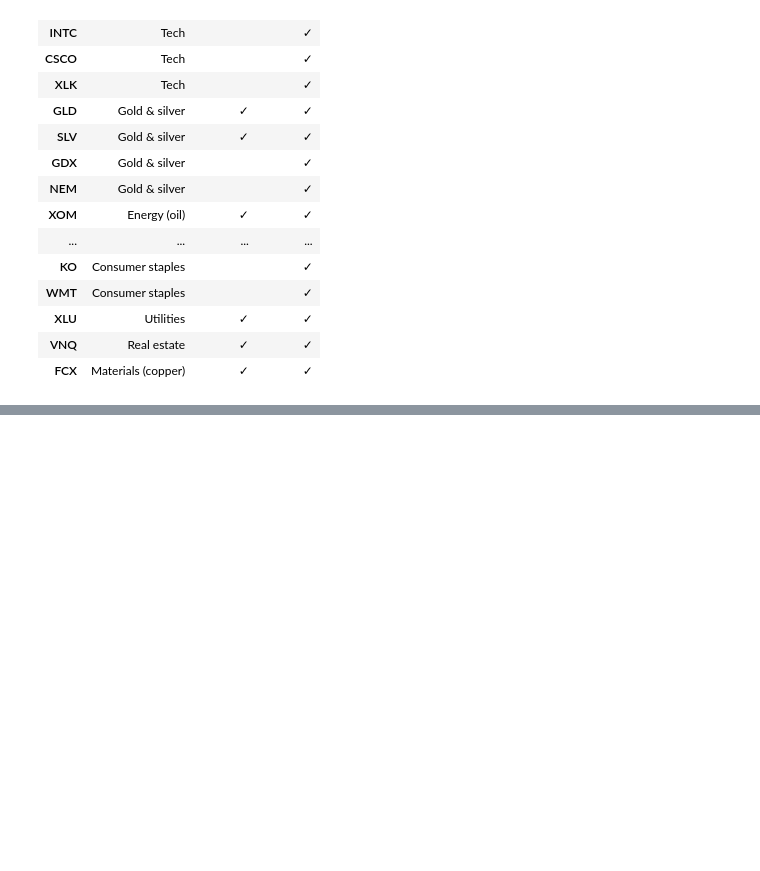
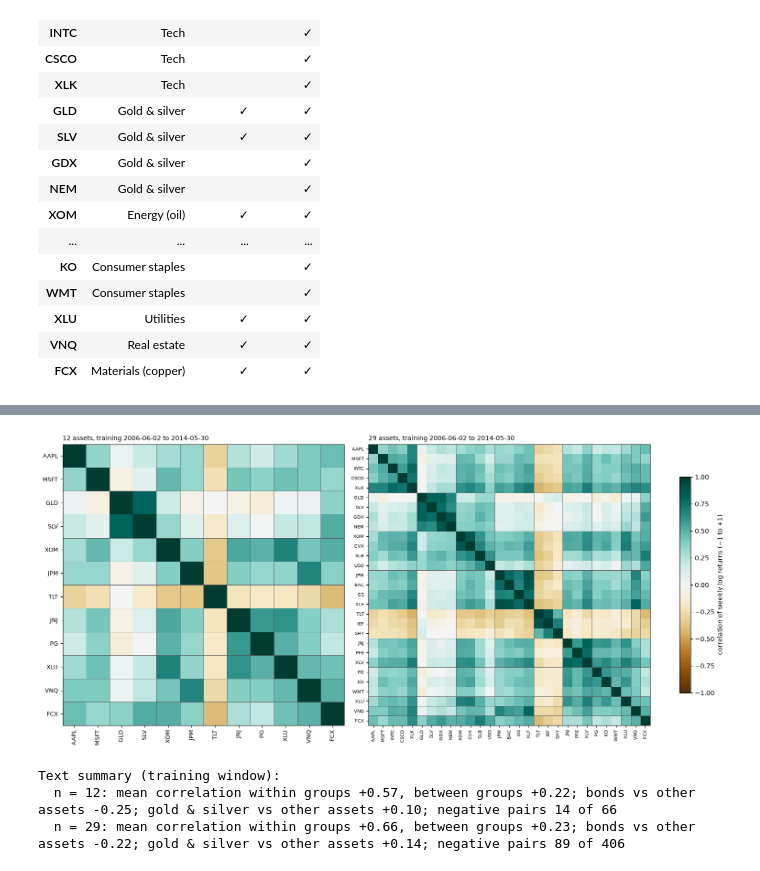
Before and after one commit to Oussema-t/zollerqu-qollab, a Jupyter notebook: stocks/stock_idea_ZollerQu.ipynb, the cells around one changed output, grey strips where cells are left out. Drawn from its saved outputs; the diff is of its cells as text; code cells hidden in the pictures; blank space fills up the shorter version.

Commit message:
feat(stocks): returns, split and covariance graph
Co-Authored-By: Claude Opus 5.5 <noreply@anthropic.com>

```diff
--- a/stocks/stock_idea_ZollerQu.ipynb
+++ b/stocks/stock_idea_ZollerQu.ipynb
@@ -16,11 +18,14 @@ Above about 22 qubits two parts change: the exact optimum becomes the *best know
 # %%
-QUBITS_SMALL = 12   # quick run (Qollab live demo)
-QUBITS_LARGE = 29   # full run (IonQ Forte 1 noise model, maximum 29)
+QUBITS_SMALL = 12          # quick run (Qollab live demo)
+QUBITS_LARGE = 29          # full run (IonQ Forte 1 noise model, maximum 29)
 RUN_SIZES = [QUBITS_SMALL, QUBITS_LARGE]
+TRAIN_FRACTION = 0.70      # first 70 % of weekly returns = training, last 30 % = test
+RISK_RETURN_WEIGHT = 1.0   # eta in J = risk - eta * return; provisional, not tuned
 
 for n in RUN_SIZES:
     if not 2 <= n <= 29:
         raise ValueError(f"size {n}: must be between 2 and 29 qubits (IonQ Forte 1 limit)")
 print("benchmark sizes (qubits = assets):", RUN_SIZES)
+print("train fraction:", TRAIN_FRACTION, "| risk-return weight eta (provisional):", RISK_RETURN_WEIGHT)
 # %% [output]
 benchmark sizes (qubits = assets): [12, 29]
@@ -497,0 +536,13 @@ membership
+# %%
+r_all = returns.log_returns(kw.prices)
+r_dates = kw.dates[1:]
+split = returns.chronological_split(len(r_all), TRAIN_FRACTION)
+train_dates, test_dates = r_dates[split.train], r_dates[split.test]
+print(f"price rows: {len(kw.dates)}, return rows: {len(r_all)}")
+print(f"train: {len(train_dates)} rows ({len(train_dates) / len(r_all):.1%}), {train_dates[0]} to {train_dates[-1]}")
+print(f"test:  {len(test_dates)} rows ({len(test_dates) / len(r_all):.1%}), {test_dates[0]} to {test_dates[-1]}")
+crash_rows = returns.window_rows(r_dates)
+print(f"2008 crash: returns ending {r_dates[crash_rows[0]]} to {r_dates[crash_rows[-1]]} = rows "
+      f"{crash_rows[0]}..{crash_rows[-1]} ({len(crash_rows)} weeks); all in training: "
+      f"{bool(np.all(crash_rows < split.split_index))}")
+print("Everything below uses training rows only.")
@@ -497,0 +694,40 @@ membership
+# %%
+import matplotlib.pyplot as plt
+
+fig, axes = plt.subplots(1, len(RUN_SIZES), figsize=(7.5 * len(RUN_SIZES), 6.8), squeeze=False, layout="constrained")
+for ax, n in zip(axes[0], RUN_SIZES):
+    st = train_stats[n]
+    order = [t for t in kaggle_data.TICKERS if t in st.tickers]
+    idx = [st.tickers.index(t) for t in order]
+    image = ax.imshow(st.corr[np.ix_(idx, idx)], cmap="BrBG", vmin=-1, vmax=1)
+    size = 7 if n > 15 else 9
+    ax.set_xticks(range(n), order, rotation=90, fontsize=size)
+    ax.set_yticks(range(n), order, fontsize=size)
+    in_order = [kaggle_data.GROUP_OF[t] for t in order]
+    for k in range(1, n):
+        if in_order[k] != in_order[k - 1]:
+            ax.axhline(k - 0.5, color="#555555", linewidth=0.6)
+            ax.axvline(k - 0.5, color="#555555", linewidth=0.6)
+    ax.set_title(f"{n} assets, training {train_dates[0]} to {train_dates[-1]}", loc="left", fontsize=10)
+fig.colorbar(image, ax=axes[0].tolist(), shrink=0.75, label="correlation of weekly log returns (−1 to +1)")
+plt.show()
+
+print("Text summary (training window):")
+for n in RUN_SIZES:
+    st = train_stats[n]
+    g = np.array([kaggle_data.GROUP_OF[t] for t in st.tickers])
+    iu, ju = np.triu_indices(n, 1)
+    same = g[iu] == g[ju]
+    rho = st.corr[iu, ju]
+    def vs_rest(group):
+        pick = (g[iu] == group) ^ (g[ju] == group)
+        return f"{rho[pick].mean():+.2f}" if pick.any() else "n/a"
+    within = f"{rho[same].mean():+.2f}" if same.any() else "n/a"
+    print(f"  n = {n}: mean correlation within groups {within}, between groups {rho[~same].mean():+.2f}; "
+          f"bonds vs other assets {vs_rest('Bonds (safe haven)')}; gold & silver vs other assets "
+          f"{vs_rest('Gold & silver')}; negative pairs {int((rho < 0).sum())} of {len(rho)}")
+# %% [output]
+[figure, added]
+Text summary (training window):
+  n = 12: mean correlation within groups +0.57, between groups +0.22; bonds vs other assets -0.25; gold & silver vs other assets +0.10; negative pairs 14 of 66
+  n = 29: mean correlation within groups +0.66, between groups +0.23; bonds vs other assets -0.22; gold & silver vs other assets +0.14; negative pairs 89 of 406
```
Also changed, not shown: parts of 22 cells of this notebook, 12 other files.
